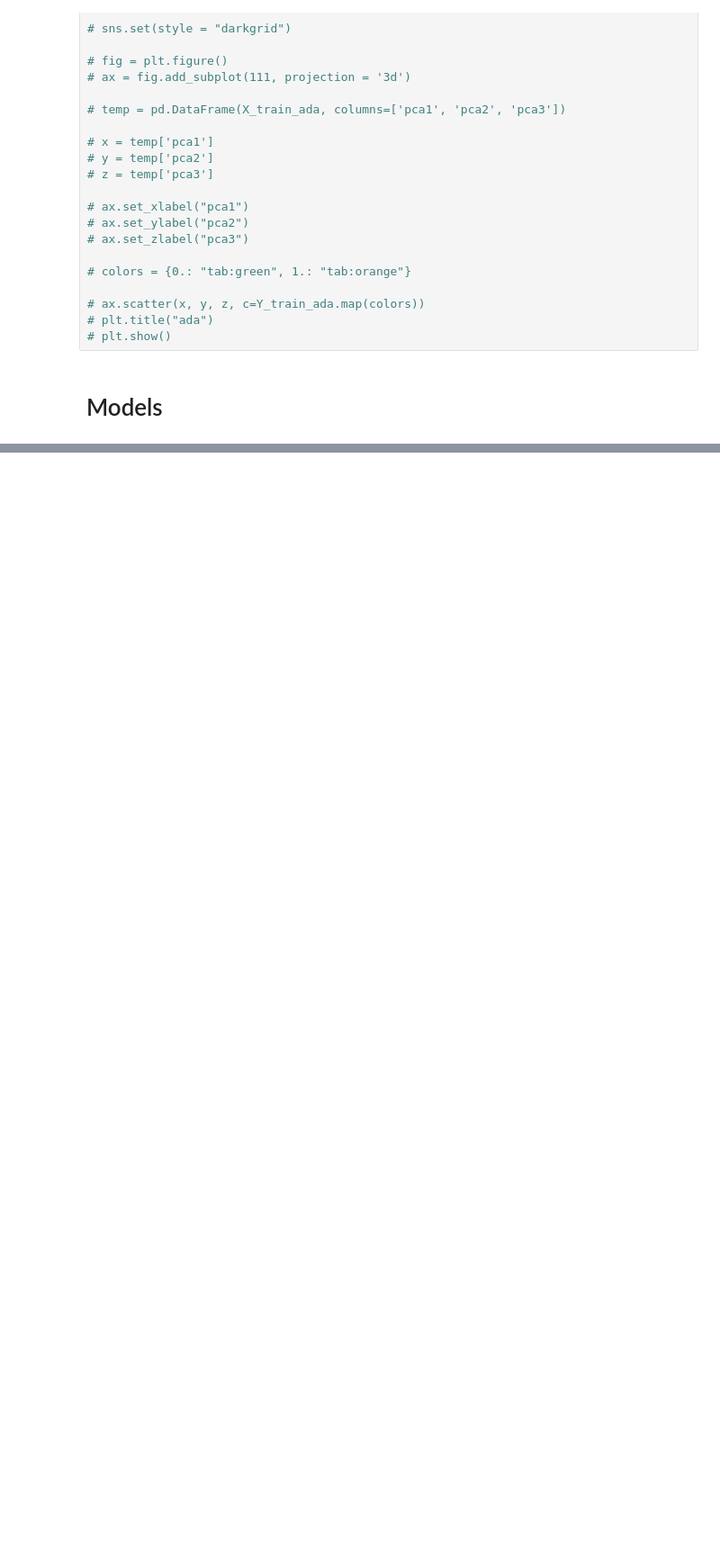
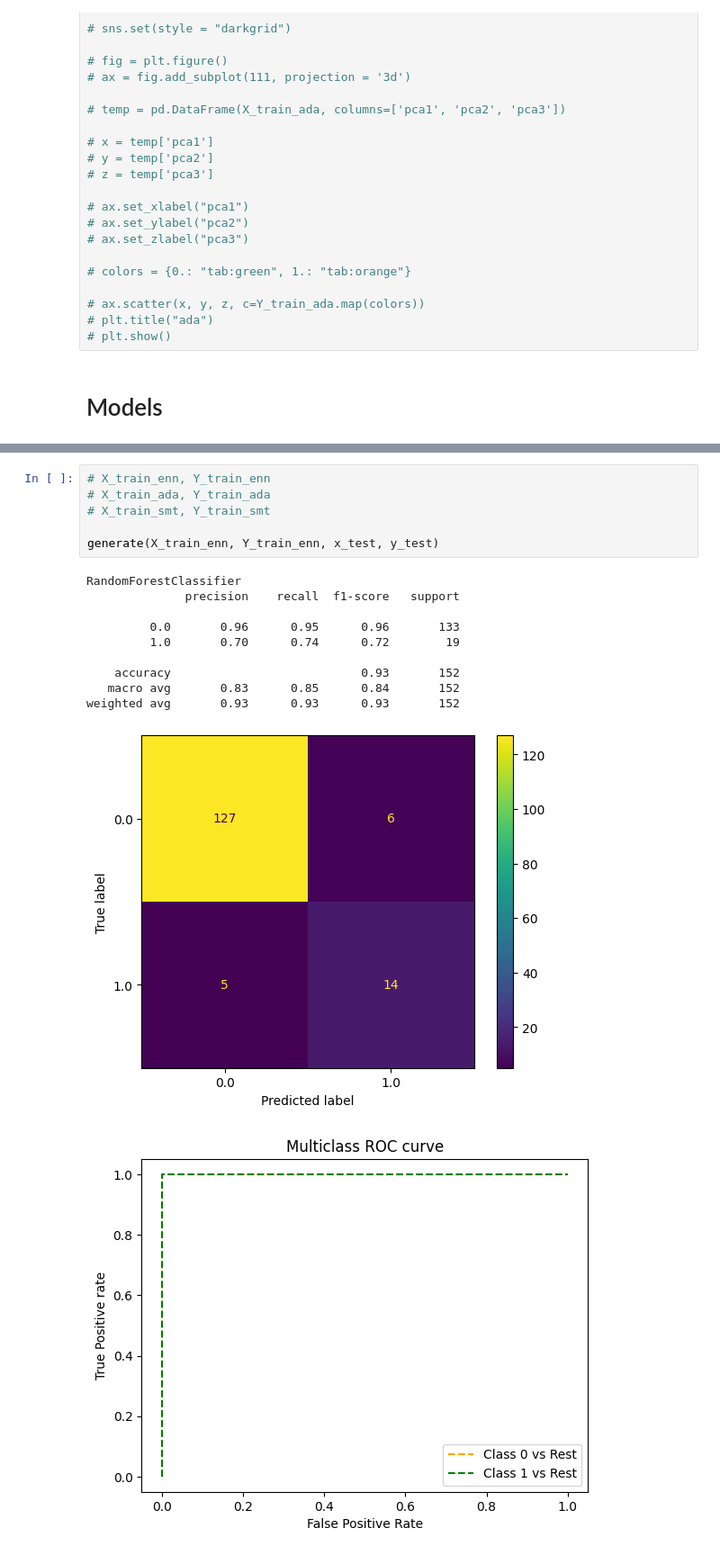
Before and after one commit to 11jolek11/BigDataHCVproject, a Jupyter notebook: BigDataHCV.ipynb, the cells around one changed output, grey strips where cells are left out. Shown at 90% size. Drawn from its saved outputs; the diff is of its cells as text; blank space fills up the shorter version.

```diff
--- a/BigDataHCV.ipynb
+++ b/BigDataHCV.ipynb
@@ -524,0 +1017,18 @@ avg / total       0.89      0.85      0.75      0.86      0.80      0.64       1
+# %%
+# X_train_enn, Y_train_enn
+# X_train_ada, Y_train_ada
+# X_train_smt, Y_train_smt
+
+generate(X_train_enn, Y_train_enn, x_test, y_test)
+# %% [output]
+RandomForestClassifier
+              precision    recall  f1-score   support
+
+         0.0       0.96      0.95      0.96       133
+         1.0       0.70      0.74      0.72        19
+
+    accuracy                           0.93       152
+   macro avg       0.83      0.85      0.84       152
+weighted avg       0.93      0.93      0.93       152
+[figure, added]
+[figure, added]
```
Also changed, not shown: parts of 36 cells of this notebook.
